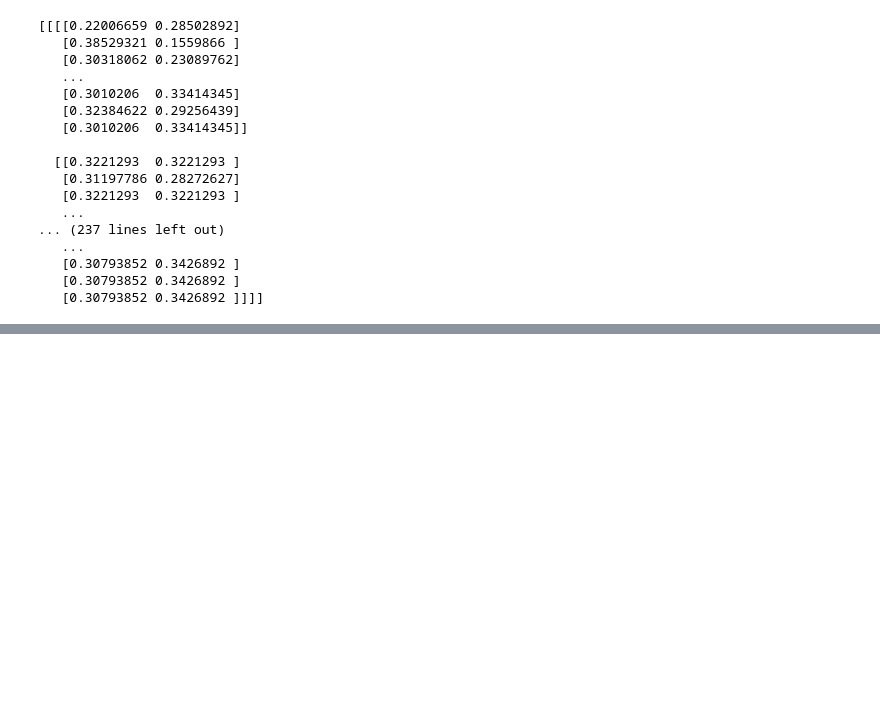
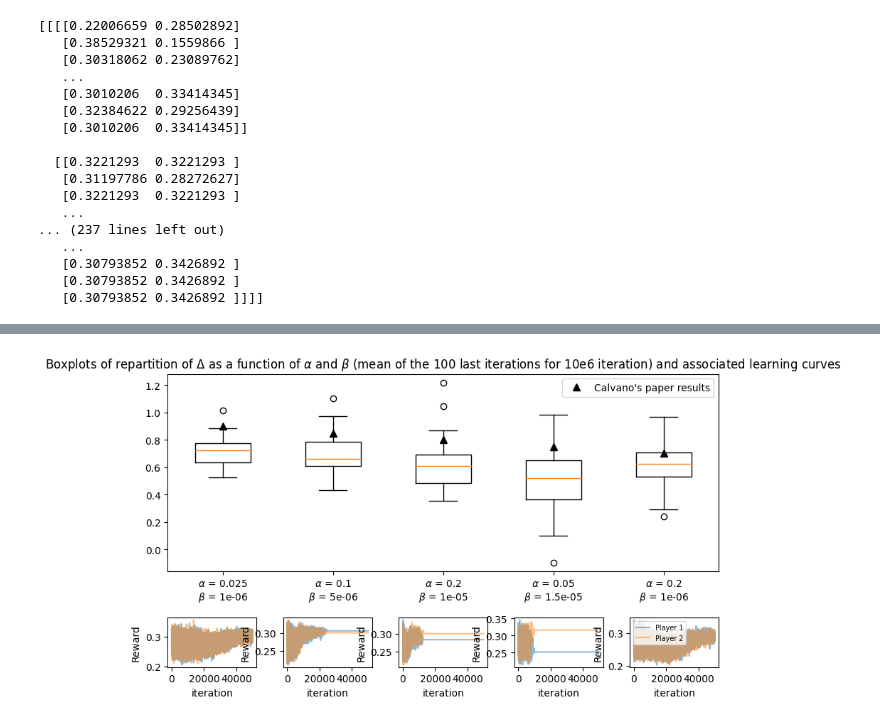
Before and after one commit to Suzie14/RLandPricing, a Jupyter notebook: notebooks/replication_calvano.ipynb, the cells around one changed output, grey strips where cells are left out. Saved outputs shown, nothing was run; the diff lists cells and outputs as text; code cells hidden in the pictures; blank space fills up the shorter version.

```diff
--- a/notebooks/replication_calvano.ipynb
+++ b/notebooks/replication_calvano.ipynb
@@ -433,0 +434,88 @@ plt.show()
+# %%
+#data for boxplot
+rep = [[0.025,10**(-6)],[0.1,0.5*10**(-5)],[0.2,10**(-5)],[0.05,1.5*10**(-5)],[0.2,10**(-6)]]
+
+prices = pr.PriceOptimizer()
+collusion_profit, collusion_prices = prices.CollusionPrice()
+nash_profit, nash_prices = prices.NashPrice()
+
+
+RN = nash_profit
+RC = collusion_profit
+
+
+Rmean = np.zeros((len(aggregated_agents), len(aggregated_agents[0]), len(aggregated_agents[0][0][0])))
+DRmean = np.zeros((len(aggregated_agents), len(aggregated_agents[0]), len(aggregated_agents[0][0][0])))
+box = np.zeros((len(aggregated_agents), 2*len(aggregated_agents[0])))
+
+# Parameters
+n_params = len(aggregated_agents)
+
+# Loop through each parameter
+for param_ind in range(n_params):
+
+  # Loop through each sample
+  for sample_ind in range(len(aggregated_agents[0])):
+    for j in range (2):
+      Rmean[param_ind][sample_ind][j] = aggregated_agents[param_ind][sample_ind][-100:,j].mean()
+      DRmean[param_ind][sample_ind][j] = (Rmean[param_ind][sample_ind][j] - RN)/(RC - RN)
+  box[param_ind] = DRmean[param_ind].reshape(2*len(aggregated_agents[0]))
+
+
+# Mettre les données dans une liste
+data_box = [box[param_ind] for param_ind in range(len(aggregated_agents))]
+
+# personnalized figure
+fig = plt.figure(figsize=(10, 8))
+gs = GridSpec(3, 5, figure=fig, height_ratios=[1, 0.25, 0.5])
+
+# Tracer le graphique principal en haut
+ax_box = fig.add_subplot(gs[0, :])
+ax_box.boxplot(data_box)
+ax_box.set_xticks([1,2,3,4,5])
+ax_box.set_xticklabels([f'$\\alpha$ = {rep[graph_num][0]}\n$\\beta$ = {round(rep[graph_num][1],8)}' for graph_num
+         in range(len(rep))])
+ax_box.set_title('Boxplots of repartition of $\\Delta$ as a function of $\\alpha$ and $\\beta$ (mean of the 100 last iterations for 10e6 iteration) and associated learning curves')
+
+
+#Calvano's results
+h1 = ax_box.plot(1, 0.9, 'k^', markersize=7)
+handle = h1
+leg = ["Calvano's paper results"]
+ax_box.plot(2, 0.85, 'k^', markersize=7)
+ax_box.plot(3, 0.8, 'k^', markersize=7)
+ax_box.plot(4, 0.75, 'k^', markersize=7)
+ax_box.plot(5, 0.7, 'k^', markersize=7)
+
+ax_box.legend(handle, leg)
+# Tracer les petits graphiques en bas
+
+
+#data for learning curves
+num_graphs = len(agg)
+
+
+# Loop to iterate through the periods and subplots
+for graph_num in range(num_graphs):
+    ax_lc = fig.add_subplot(gs[1, graph_num])
+    ax_lc.set_xlabel('iteration')
+    ax_lc.set_ylabel('Reward')
+    num_players = len(agg[graph_num][0])
+    # Plot curves for each player in the subplot
+    for player in range(num_players):
+      ax_lc.plot(agg[graph_num][:, player], alpha=0.5, label=f'Player {player + 1}')
+
+
+
+
+
+ax_lc.legend(fontsize='x-small')
+
+
+# Ajuster l'espacement entre les sous-graphiques
+gs.update(hspace=0.4, wspace=0.3)
+
+# Afficher la figure
+plt.show()
+# %% [output]
+[figure, added]
```
Also changed, not shown: parts of 1 cell of this notebook.
